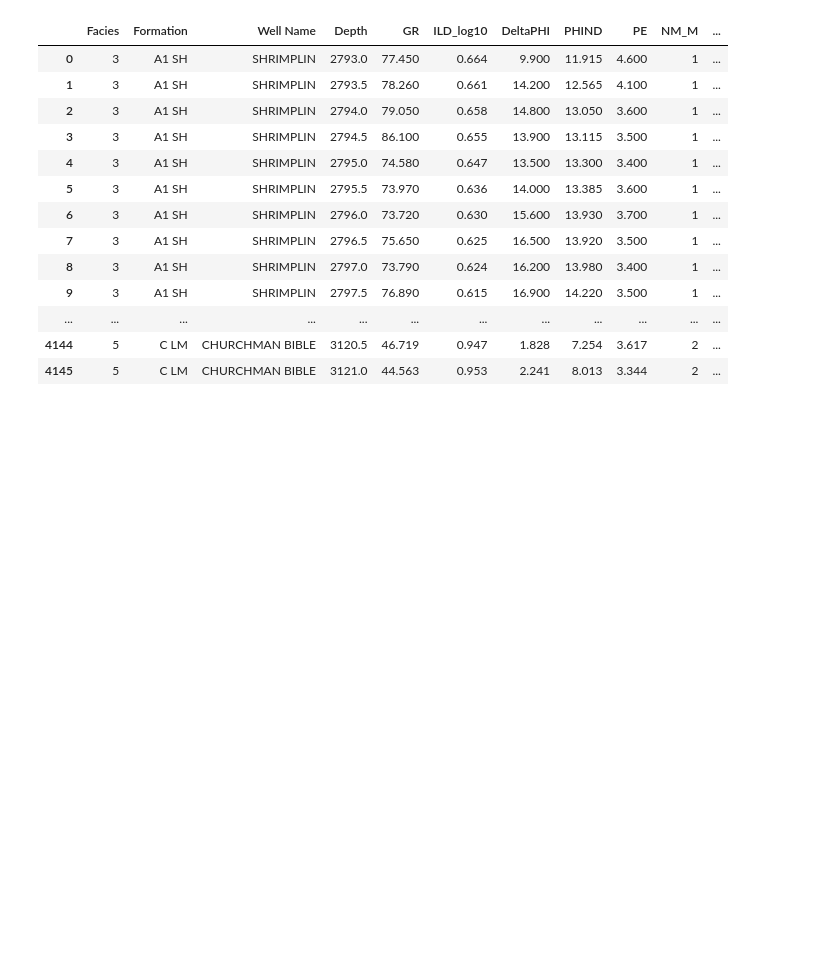
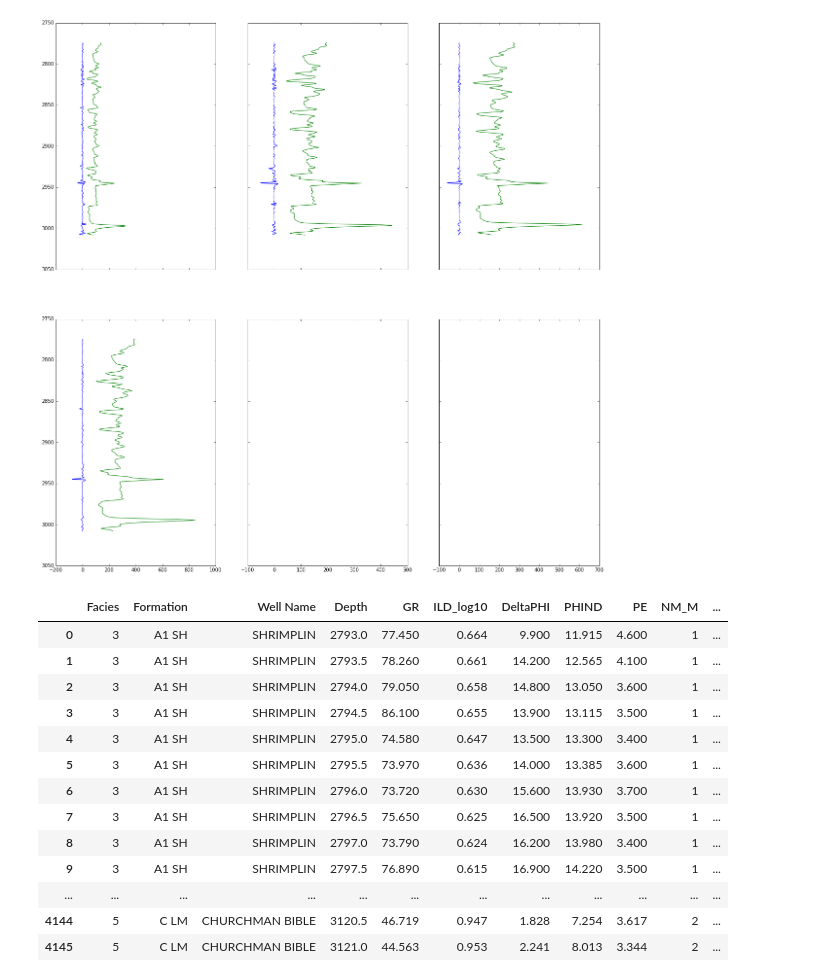
Before and after one commit to lperozzi/2016-ml-contest_liamlearn, a Jupyter notebook: gathered_partitionned_facies_w_unit_pos_vars.ipynb, the cells around one changed output. Drawn from its saved outputs; the diff is of its cells as text; code cells hidden in the pictures; blank space fills up the shorter version.

```diff
--- a/gathered_partitionned_facies_w_unit_pos_vars.ipynb
+++ b/gathered_partitionned_facies_w_unit_pos_vars.ipynb
@@ -23,9 +23,14 @@ def make_dwt_vars(wells_df,logs,levels,wavelet='db3'):
                 cA,cD = pywt.dwt(temp_data,wave,mode='symmetric')
                 new_depth = np.linspace(min(depth),max(depth),len(cD))
                 f = interp1d(new_depth,cD,kind='nearest')
+                f1 = interp1d(new_depth,cA,kind='linear')
+
 
                 if (i in levels):
                     temp_df[log + '_cD_step_level_' + str(i)] = f(depth)
+                    temp_df[log + '_cA_level_' + str(i)] = f1(depth)
+
+                temp_data = f1(depth)
 
         temp_df['Well Name'] = [key for _ in range(len(depth))]
         new_df = new_df.append(temp_df)
@@ -123,3 +128,6 @@ training_data.describe()
 | 50% | 4.000000 | 2932.500000 | 64.990000 | 0.639000 | 4.300000 | 12.020000 | NaN | 2.000000 | 0.528000 |
 | 75% | 6.000000 | 3007.000000 | 79.438000 | 0.822000 | 7.500000 | 16.050000 | NaN | 2.000000 | 0.769000 |
 | max | 9.000000 | 3138.000000 | 361.150000 | 1.800000 | 19.312000 | 84.400000 | 8.094000 | 2.000000 | 1.000000 |
+# %%
+toto = make_dwt_vars(training_data,['GR'],[1,2,3,4,5])
+toto
@@ -126,3 +153,17 @@ training_data.describe()
+# %%
+fig, axs = plt.subplots(figsize=(20,20),
+                        nrows=2, ncols=3,
+                        #gridspec_kw=dict(hspace=0.4),
+                        sharey='row',sharex='col')
+for i in range(2):
+    axs[i,0].invert_yaxis()
+
+for i,ax in zip(range(1,5),axs.flatten()):
+    data=toto[toto['Well Name']=='SHANKLE']
+    ax.plot(data['GR_cD_step_level_'+str(i)],data.Depth)
+    ax.plot(data['GR_cA_level_'+str(i)],data.Depth)
+# %% [output]
+[figure, added]
 # %%
 grouped = training_data.groupby(['Well Name'])
 # %%
```
Also changed, not shown: parts of 1 cell of this notebook, 5 other files.
